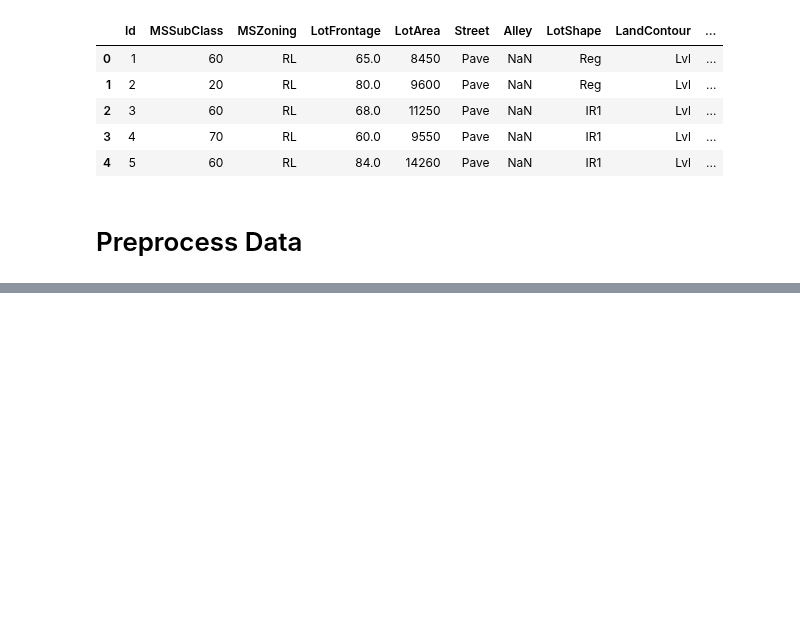
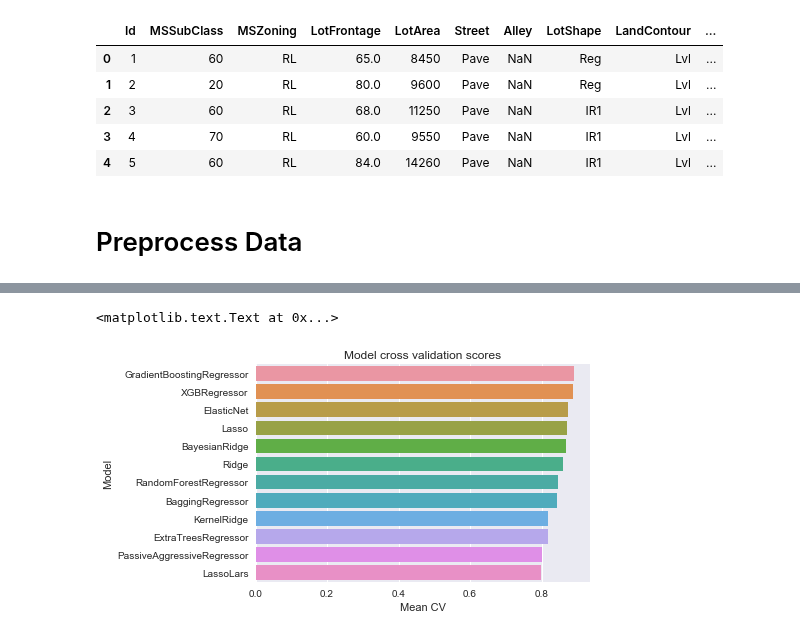
Before and after one commit to macwong/MachineLearning, a Jupyter notebook: Kaggle/House Prices - Advanced Regression Techniques/Housing Prices.ipynb, the cells around one changed output, grey strips where cells are left out. Drawn from its saved outputs; the diff is of its cells as text; code cells hidden in the pictures; blank space fills up the shorter version.

```diff
--- a/Kaggle/House Prices - Advanced Regression Techniques/Housing Prices.ipynb
+++ b/Kaggle/House Prices - Advanced Regression Techniques/Housing Prices.ipynb
@@ -264,0 +295,23 @@ analysis
+# %%
+random_state = 23
+
+models = []
+
+# Linear models
+models.append(ModelWrapper("ElasticNet", ElasticNet(alpha=0.001, random_state = random_state), ModelType.Linear))
+models.append(ModelWrapper("Lasso", Lasso(alpha=0.001, random_state = random_state), ModelType.Linear))
+models.append(ModelWrapper("Ridge", Ridge(random_state = random_state), ModelType.Linear))
+models.append(ModelWrapper("KernelRidge", KernelRidge(alpha = 0.001), ModelType.Linear))
+models.append(ModelWrapper("LassoLars", LassoLars(alpha = 0.001), ModelType.Linear))
+models.append(ModelWrapper("BayesianRidge", BayesianRidge(), ModelType.Linear))
+models.append(ModelWrapper("PassiveAggressiveRegressor", PassiveAggressiveRegressor(random_state = random_state, max_iter=1000), ModelType.Linear))
+
+# Ensemble models
+models.append(ModelWrapper("RandomForestRegressor", RandomForestRegressor(random_state = random_state), ModelType.Ensemble))
+models.append(ModelWrapper("GradientBoostingRegressor", GradientBoostingRegressor(random_state = random_state), ModelType.Ensemble))
+models.append(ModelWrapper("XGBRegressor", XGBRegressor(seed = random_state), ModelType.Ensemble))
+models.append(ModelWrapper("ExtraTreesRegressor", ExtraTreesRegressor(random_state = random_state), ModelType.Ensemble))
+models.append(ModelWrapper("BaggingRegressor", BaggingRegressor(random_state = random_state), ModelType.Ensemble))
+
+for model in models:
+    model.process_results(X, y)
@@ -264,0 +353,13 @@ analysis
+# %%
+# Convert list of models to a pandas dataframe
+chart_df = pd.DataFrame([vars(m) for m in models])
+chart_df = chart_df.sort_values("mean_cv_score", ascending=False)
+
+# Draw chart
+chart = sns.barplot("mean_cv_score", "name", data = chart_df, orient = "h")
+chart.set_xlabel("Mean CV")
+chart.set_ylabel("Model")
+chart.set_title("Model cross validation scores")
+# %% [output]
+<matplotlib.text.Text at 0x...>
+[figure, added]
```
Also changed, not shown: parts of 6 cells of this notebook, 1 other file.
